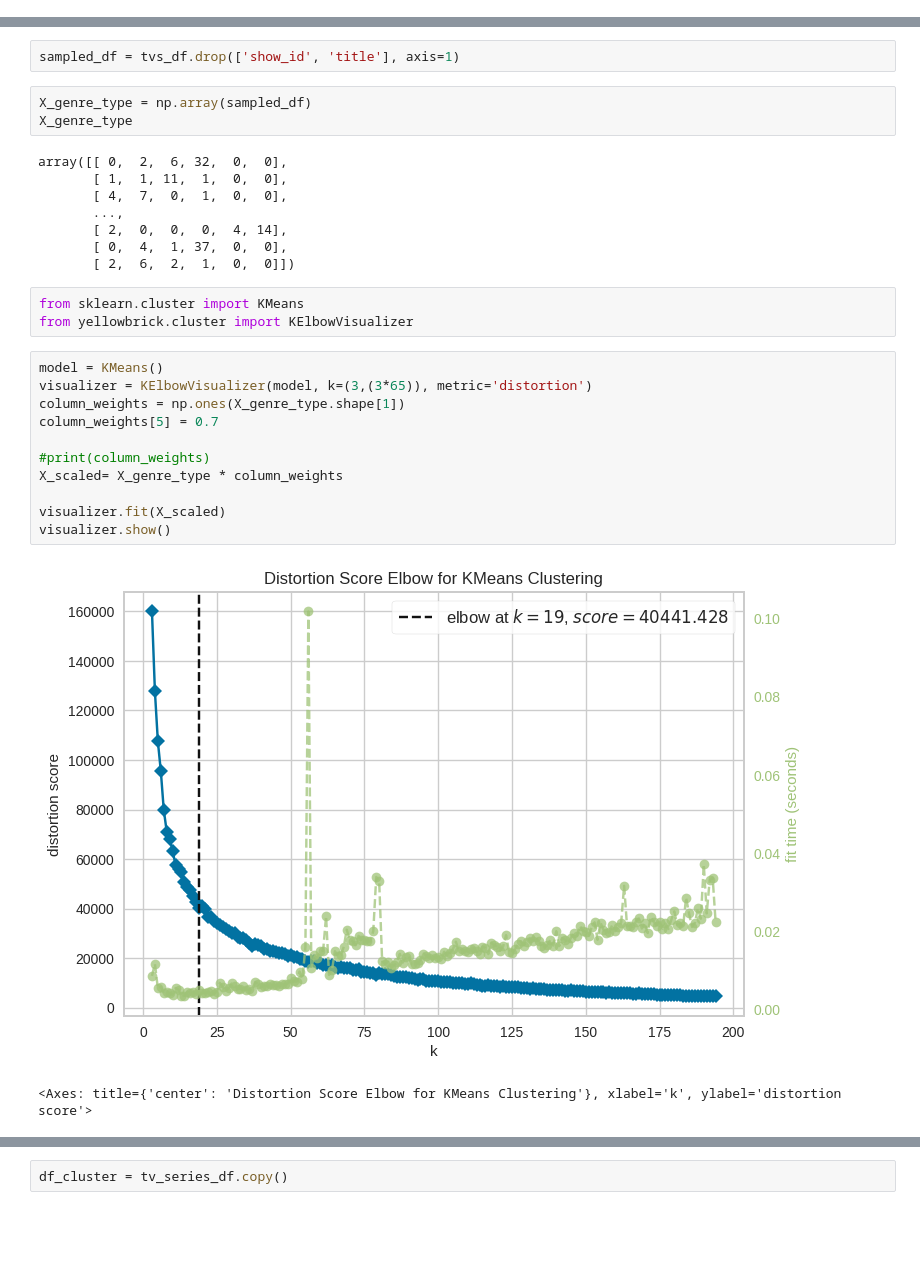
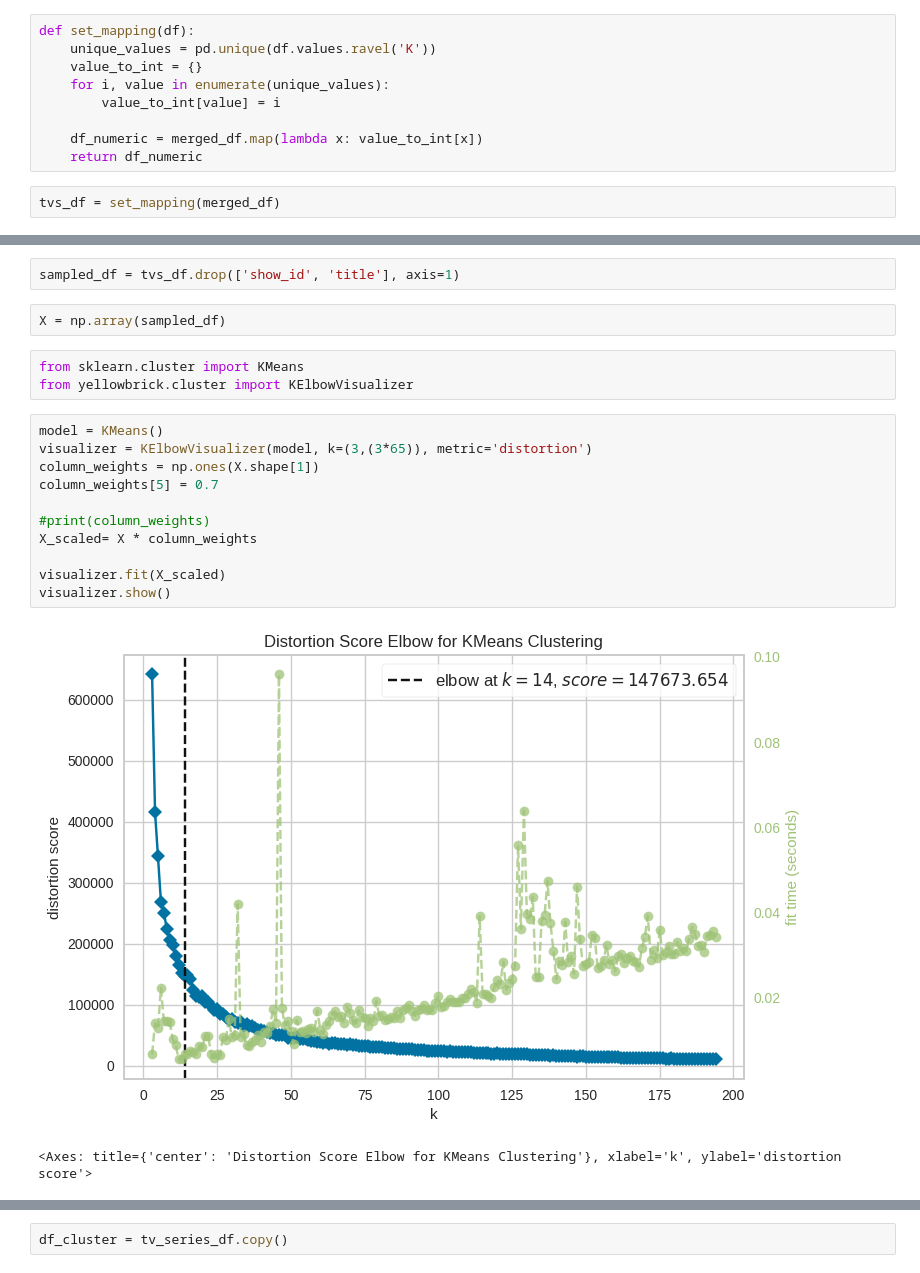
Before and after one commit to Kmaev/ml_ai_first_sprint, a Jupyter notebook: w_06_k_means_tv_series_recomendation_draft_02.ipynb, the cells around one changed output, grey strips where cells are left out. Cells and saved outputs as stored; diff of their text form; blank space fills up the shorter version.

Commit message:
Added new mapping function to convert all all strings to numeric value

```diff
--- a/w_06_k_means_tv_series_recomendation_draft_02.ipynb
+++ b/w_06_k_means_tv_series_recomendation_draft_02.ipynb
@@ -126,0 +105,11 @@ tvs_df.head()
+# %%
+def set_mapping(df):
+    unique_values = pd.unique(df.values.ravel('K'))
+    value_to_int = {}
+    for i, value in enumerate(unique_values):
+        value_to_int[value] = i
+
+    df_numeric = merged_df.map(lambda x: value_to_int[x])
+    return df_numeric
+# %%
+tvs_df = set_mapping(merged_df)
@@ -127,31 +125,22 @@ tvs_df.head()
 # %%
 sampled_df = tvs_df.drop(['show_id', 'title'], axis=1)
 # %%
-X_genre_type = np.array(sampled_df)
-X_genre_type
+X = np.array(sampled_df)
-# %% [output]
-array([[ 0,  2,  6, 32,  0,  0],
-       [ 1,  1, 11,  1,  0,  0],
-       [ 4,  7,  0,  1,  0,  0],
-       ...,
-       [ 2,  0,  0,  0,  4, 14],
-       [ 0,  4,  1, 37,  0,  0],
-       [ 2,  6,  2,  1,  0,  0]])
 # %%
 from sklearn.cluster import KMeans
 from yellowbrick.cluster import KElbowVisualizer
 # %%
 model = KMeans()
 visualizer = KElbowVisualizer(model, k=(3,(3*65)), metric='distortion')
-column_weights = np.ones(X_genre_type.shape[1])
+column_weights = np.ones(X.shape[1])
 column_weights[5] = 0.7
 
 #print(column_weights)
-X_scaled= X_genre_type * column_weights
+X_scaled= X * column_weights
 
 visualizer.fit(X_scaled)
 visualizer.show()
 # %% [output]
-[figure, old version]
+[figure, new version]
 <Axes: title={'center': 'Distortion Score Elbow for KMeans Clustering'}, xlabel='k', ylabel='distortion score'>
 # %%
```
Also changed, not shown: parts of 8 cells of this notebook.
